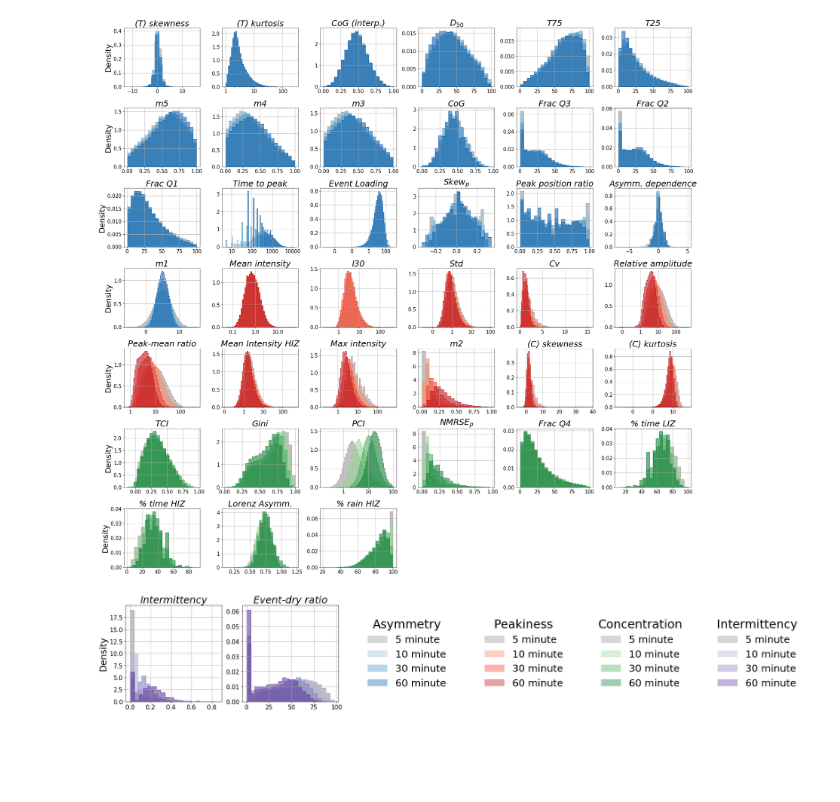
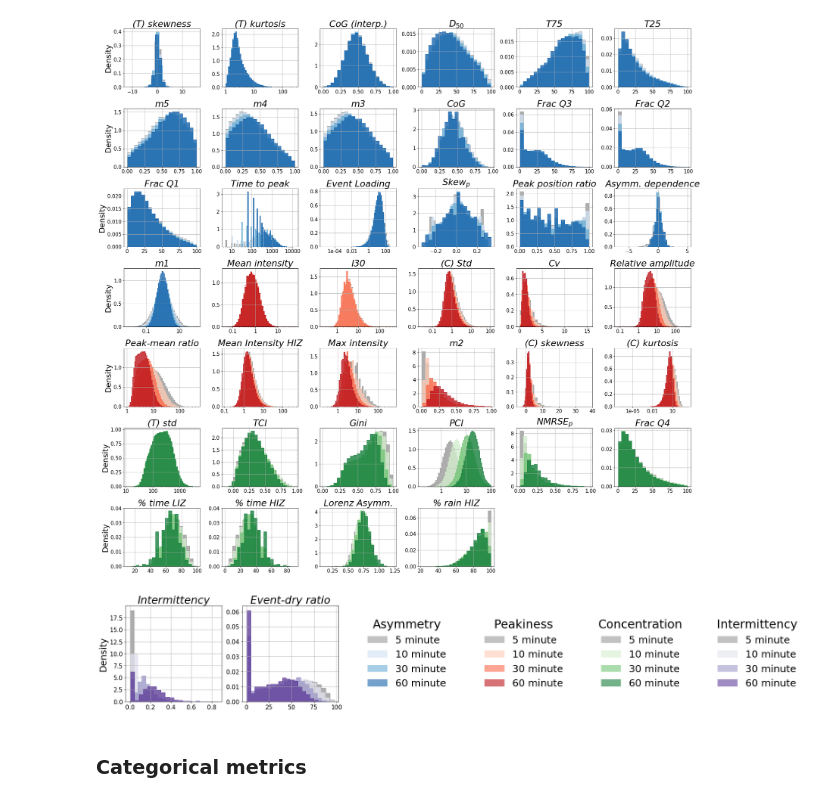
Before and after one commit to masher92/MetricEvaluation, a Jupyter notebook: CompareResolutions/ByMetricHistogram.ipynb, the cells around one changed output. Saved outputs shown, nothing was run; the diff lists cells and outputs as text; code cells hidden in the pictures; blank space fills up the shorter version.

```diff
--- a/CompareResolutions/ByMetricHistogram.ipynb
+++ b/CompareResolutions/ByMetricHistogram.ipynb
@@ -189,6 +21,12 @@ name_mapping = dict(zip(metric_list, fmt_name_list))
 # %%
-# transformed_minmax_scaled = pd.read_csv("../../MinMaxScaledCollectively.csv")
-transformed_minmax_scaled = pd.read_csv("../../NotScaled_AllRes.csv")
+transformed_minmax_scaled = pd.read_csv("../Data/NotScaled_AllRes.csv")
+
+for res in ['_5m', '_10m', '_30m', '_60m']:
+
+    transformed_minmax_scaled[f'peak_mean_ratio{res}'] = transformed_minmax_scaled[f'peak_mean_ratio_scaled{res}']
+    transformed_minmax_scaled[f'relative_amp{res}'] = transformed_minmax_scaled[f'relative_amp_scaled{res}']
+    del transformed_minmax_scaled[f'relative_amp_scaled{res}']
+    del transformed_minmax_scaled[f'peak_mean_ratio_scaled{res}']
 
 column_names = transformed_minmax_scaled.columns.str.replace('_log', '')
 column_names = column_names.str.replace('_yj', '')
@@ -248,15 +69,5 @@ filtered_df = filtered_df.sort_values(
 # %%
 # Split intermittency and other types
-df_intermittency = filtered_df[filtered_df["type_2"] == "Intermittency"]
-df_other = filtered_df[(filtered_df["type_2"] != "Intermittency") & (filtered_df["type"] != "categorical")]
-df_categorical = filtered_df[filtered_df["type"] == "categorical"]
+df_intermittency = summary_df[summary_df["type2"] == "Intermittency"]
+df_other = summary_df[(summary_df["type2"] != "Intermittency") & (summary_df["type"] != "categorical")]
+df_categorical = summary_df[summary_df["type"] == "categorical"]
-# %%
-# --- Extract all metrics present in transformed_minmax_scaled ---
-all_metric_names = filtered_df['metric'].unique()
-
-# --- Assign types ---
-metric_type_df = (
-    pd.DataFrame({'metric': all_metric_names})
-    .assign(type_2=lambda df: df['metric'].map(type_2_mapping)))
-
-metric_type_df.fillna('Categorical', inplace=True)
@@ -263,9 +113,9 @@ metric_type_df.fillna('Categorical', inplace=True)
 # %%
-resolutions = ['5m', '10m', '30m', '60m']
+resolutions = ['_5m', '_10m', '_30m', '_60m']
 
 log_x_metrics = ['m1', 'm1_wi', 'mean_intensity', 'max_intensity', 'time_kurtosis', 'time_to_peak', 'PCI',
                 'kurtosis', 'Mean Intensity HIZ', 'I30', 'std', 'peak_mean_ratio', 'Event Loading', 'relative_amp',
-                ]
+                'time_std']
 
 unique_metrics_main = df_other["metric"].unique()
 n_cols_main = 6
@@ -282,7 +132,7 @@ x_min, x_max, y_min, y_max = float('inf'), float('-inf'), float('inf'), float('-
 for i, this_metric in enumerate(unique_metrics_main):
     ax = axs_main[i]
     metric_data = df_other[df_other["metric"] == this_metric]
-    plot_histograms(ax, this_metric, metric_data, log_x_metrics, ['5m', '10m', '30m', '60m'])
+    plot_histograms(ax,transformed_minmax_scaled, this_metric, metric_data, log_x_metrics, type_color_map_1, resolutions)
 
     # Update global x/y limits
     x_vals = metric_data["rank_corr"]
@@ -296,7 +146,6 @@ for i, this_metric in enumerate(unique_metrics_main):
 for ax in axs_main[len(unique_metrics_main):]:
     ax.axis('off')
 
-
 for i, ax in enumerate(axs_main):
     if i % n_cols_main == 0:  # First column in each row
         ax.set_ylabel('Density', fontsize=23)
@@ -309,7 +158,7 @@ plt.show()
 
 fig_main.savefig("../Figures/histograms_main.png", dpi=300, facecolor='white')
 
-from matplotlib import gridspec
+label_resolutions=['5 minute', "10 minute", "30 minute", "60 minute"]
 # --- PLOT 2: Intermittency Figure ---
 if not df_intermittency.empty:
     unique_metrics_int = df_intermittency["metric"].unique()
@@ -325,38 +174,39 @@ if not df_intermittency.empty:
     for i, this_metric in enumerate(unique_metrics_int):
         ax = axs_int[i]
         metric_data = df_intermittency[df_intermittency["metric"] == this_metric]
-        plot_histograms(ax, this_metric, metric_data, log_x_metrics, resolutions)
+        plot_histograms(ax, transformed_minmax_scaled, this_metric, metric_data, log_x_metrics, type_color_map_1, resolutions)
 
-    legend_types = list(type_color_map.keys())
+    legend_types = list(type_color_map_2.keys())
     legend_axes_start = len(unique_metrics_int)  # first free subplot
 
     for i, metric_type in enumerate(legend_types):
         idx = legend_axes_start + i
         if idx < len(axs_int):
             ax_legend = axs_int[idx]
             ax_legend.axis('off')
-            colors = type_color_map[metric_type]
-            patches = [Patch(facecolor=colors[j], label=label_resolutions[j], alpha=0.4) for j in range(len(resolutions))]
+            colors = type_color_map_1[metric_type]
+            patches = [Patch(facecolor=colors[j], label=label_resolutions[j], alpha=0.6) for j in range(len(resolutions))]
             ax_legend.legend(handles=patches, title=metric_type, loc='center', frameon=False, ncol=1, handlelength=2,
                              fontsize=25, title_fontsize =30)
-
 
     for i, ax in enumerate(axs_int):
         if i % n_cols_int == 0:  # First column in each row
             ax.set_ylabel('Density', fontsize=23)
         else:
             ax.set_ylabel('')
 
     # Turn off any remaining unused axes after legend
     for ax in axs_int[legend_axes_start + len(legend_types):]:
         ax.axis('off')
 
 #     fig_int.suptitle("Intermittency metrics", fontsize=25)
     plt.tight_layout(rect=[0, 0, 1, 0.96])
     plt.show()
 
     fig_int.savefig("../Figures/histograms_intermittency.png", dpi=300, facecolor='white')
 # %% [output]
-[figure, old version]
+[figure, new version]
-[figure, old version]
+[figure, new version]
+# %% [markdown]
+### Categorical metrics
 # %%
```
Also changed, not shown: parts of 9 cells of this notebook, 25 other files.
